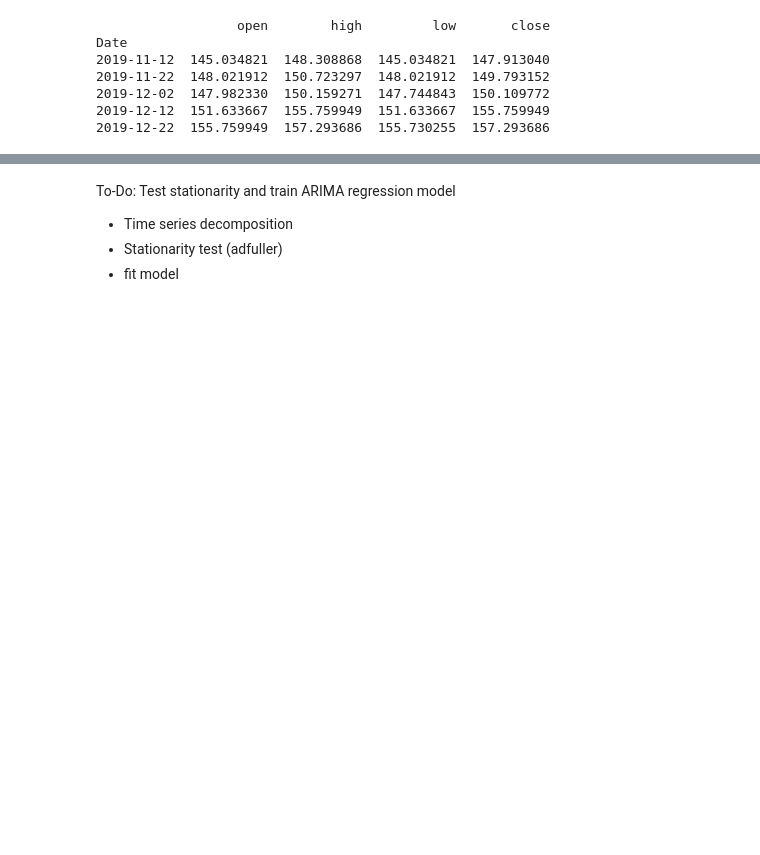
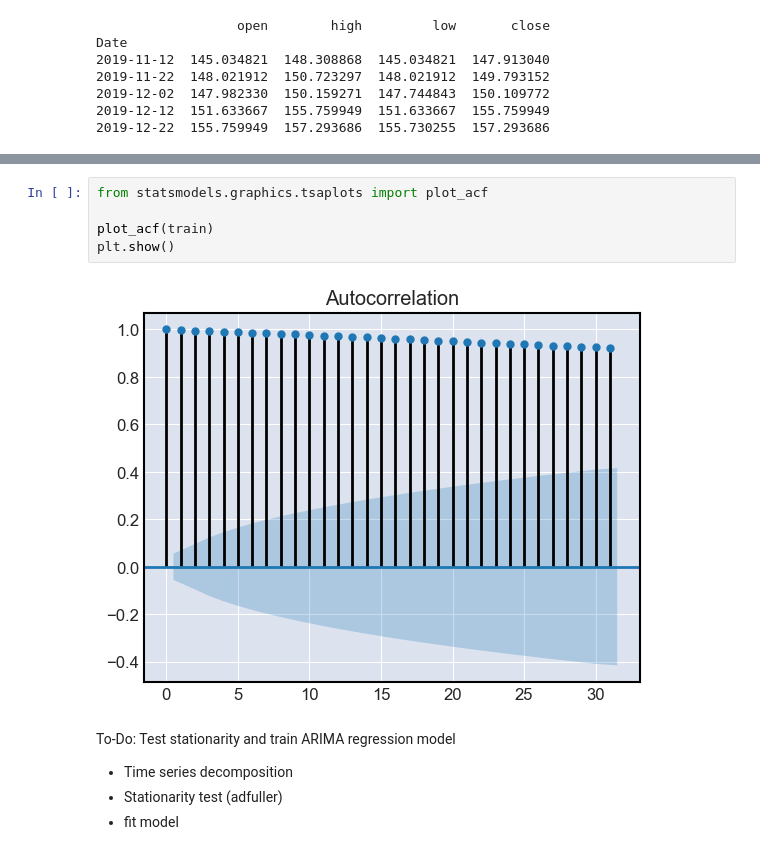
Before and after one commit to yepterence/Stock-Analysis, a Jupyter notebook: Stock-data-exploration.ipynb, the cells around one changed output, grey strips where cells are left out. Cells and saved outputs as stored; diff of their text form; blank space fills up the shorter version.

```diff
--- a/Stock-data-exploration.ipynb
+++ b/Stock-data-exploration.ipynb
@@ -180,3 +188,10 @@ mpf.plot(
+# %%
+from statsmodels.graphics.tsaplots import plot_acf
+
+plot_acf(train)
+plt.show()
+# %% [output]
+[figure, added]
 # %% [markdown]
 To-Do: Test stationarity and train ARIMA regression model
  - Time series decomposition
```
Also changed, not shown: parts of 7 cells of this notebook.
